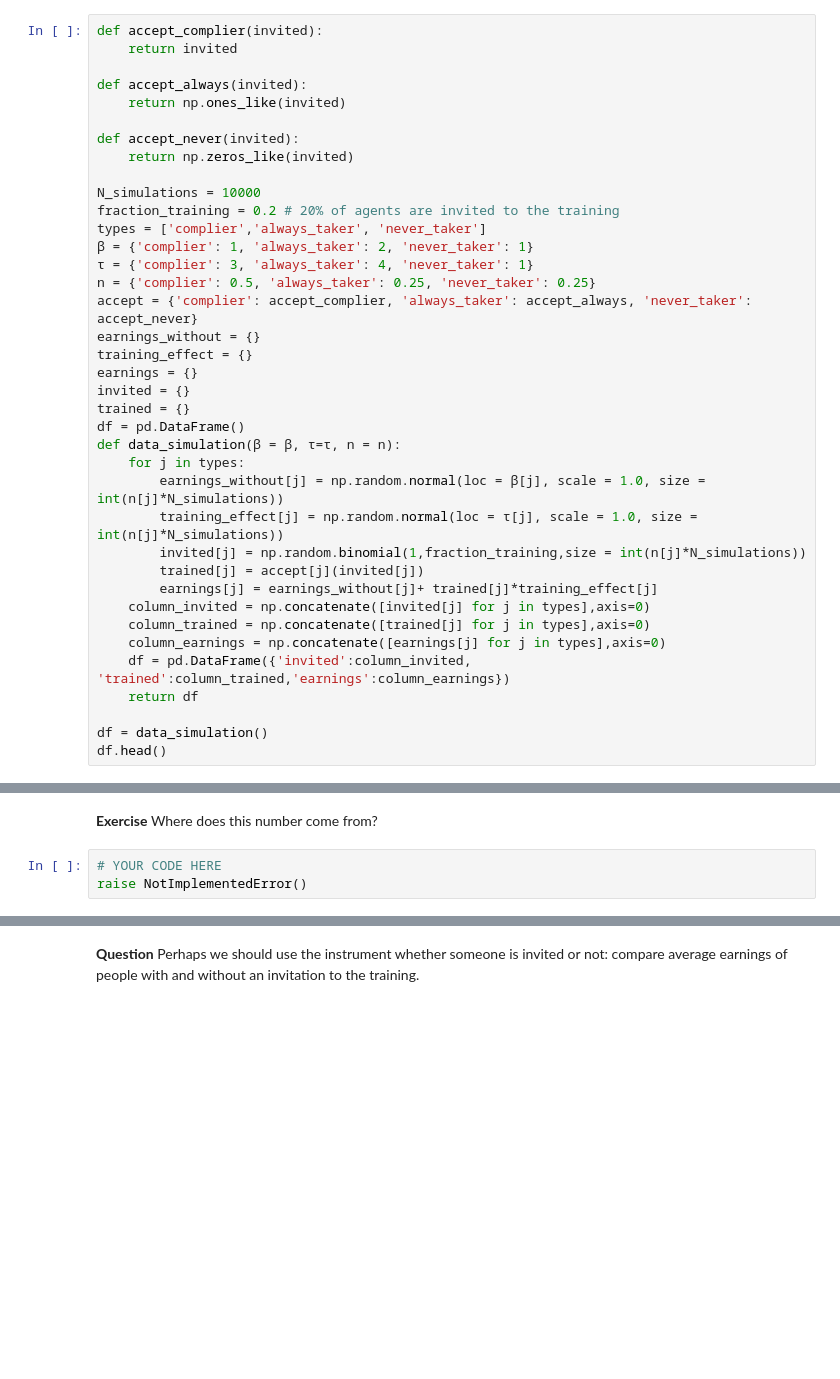
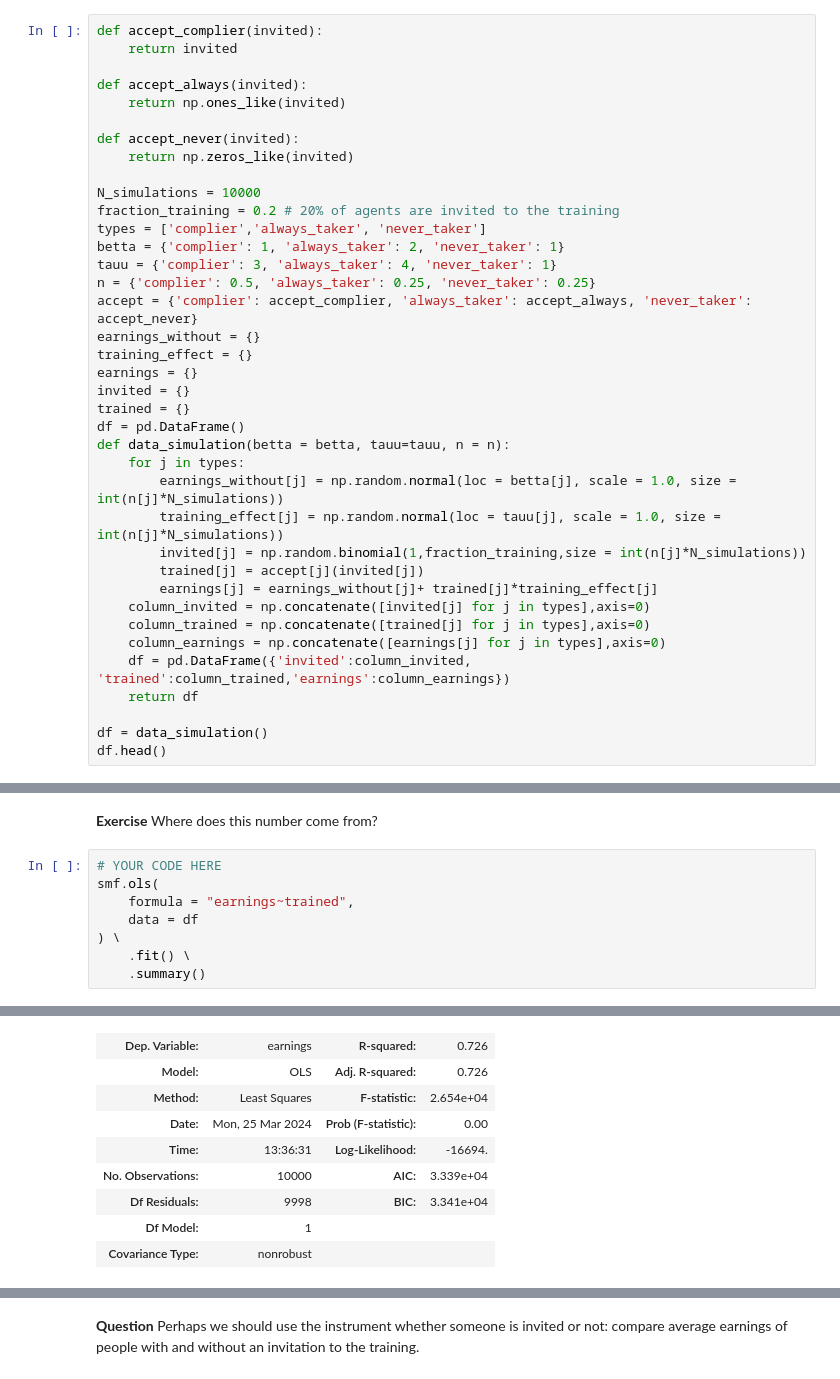
Before and after one commit to cejkiebo/msc_datascience, a Jupyter notebook: Statistical_Hacking.ipynb, the cells around one changed output, grey strips where cells are left out. Saved outputs shown, nothing was run; the diff lists cells and outputs as text; blank space fills up the shorter version.

```diff
--- a/Statistical_Hacking.ipynb
+++ b/Statistical_Hacking.ipynb
@@ -2884,8 +2884,8 @@ def accept_never(invited):
 N_simulations = 10000
 fraction_training = 0.2 # 20% of agents are invited to the training
 types = ['complier','always_taker', 'never_taker']
-β = {'complier': 1, 'always_taker': 2, 'never_taker': 1}
-τ = {'complier': 3, 'always_taker': 4, 'never_taker': 1}
+betta = {'complier': 1, 'always_taker': 2, 'never_taker': 1}
+tauu = {'complier': 3, 'always_taker': 4, 'never_taker': 1}
 n = {'complier': 0.5, 'always_taker': 0.25, 'never_taker': 0.25}
 accept = {'complier': accept_complier, 'always_taker': accept_always, 'never_taker': accept_never}
 earnings_without = {}
@@ -2894,10 +2894,10 @@ earnings = {}
 invited = {}
 trained = {}
 df = pd.DataFrame()
-def data_simulation(β = β, τ=τ, n = n):
+def data_simulation(betta = betta, tauu=tauu, n = n):
     for j in types:
-        earnings_without[j] = np.random.normal(loc = β[j], scale = 1.0, size = int(n[j]*N_simulations))
-        training_effect[j] = np.random.normal(loc = τ[j], scale = 1.0, size = int(n[j]*N_simulations))
+        earnings_without[j] = np.random.normal(loc = betta[j], scale = 1.0, size = int(n[j]*N_simulations))
+        training_effect[j] = np.random.normal(loc = tauu[j], scale = 1.0, size = int(n[j]*N_simulations))
         invited[j] = np.random.binomial(1,fraction_training,size = int(n[j]*N_simulations))
         trained[j] = accept[j](invited[j])
         earnings[j] = earnings_without[j]+ trained[j]*training_effect[j]
@@ -2927,5 +2947,11 @@ raise NotImplementedError()
 # %% [markdown]
 **Exercise** Where does this number come from?
-# %%
-# YOUR CODE HERE
-raise NotImplementedError()
+# %%
+# YOUR CODE HERE
+smf.ols(
+    formula = "earnings~trained",
+    data = df
+) \
+    .fit() \
+    .summary()
+# %% [output]
@@ -2931,0 +2959,9 @@ raise NotImplementedError()
+| Dep. Variable: | earnings | R-squared: | 0.726 |
+| Model: | OLS | Adj. R-squared: | 0.726 |
+| Method: | Least Squares | F-statistic: | 2.654e+04 |
+| Date: | Mon, 25 Mar 2024 | Prob (F-statistic): | 0.00 |
+| Time: | 13:36:31 | Log-Likelihood: | -16694. |
+| No. Observations: | 10000 | AIC: | 3.339e+04 |
+| Df Residuals: | 9998 | BIC: | 3.341e+04 |
+| Df Model: | 1 |  |  |
+| Covariance Type: | nonrobust |  |  |
```
Also changed, not shown: parts of 21 cells of this notebook.
